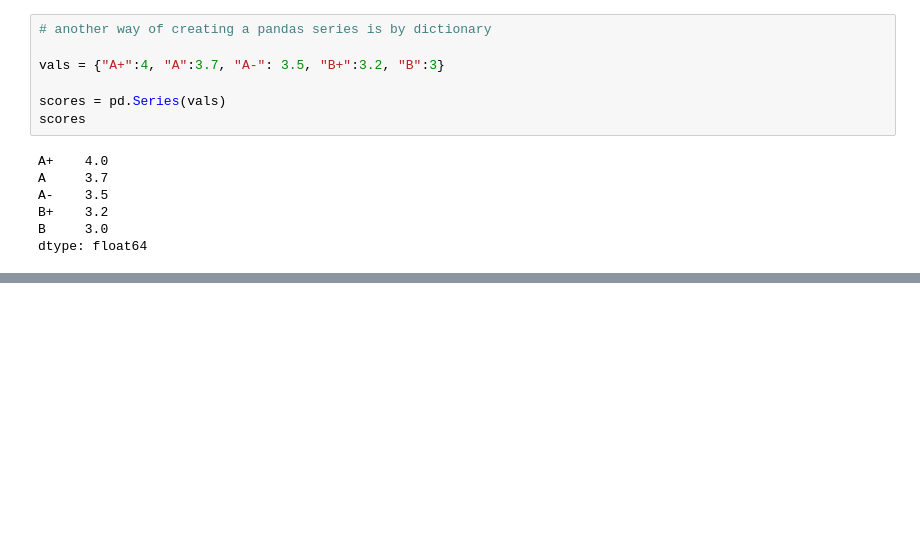
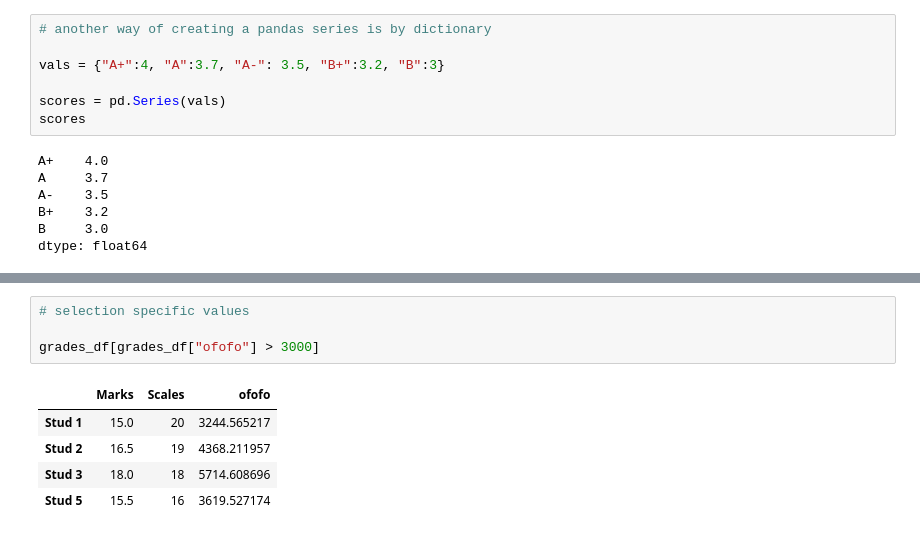
Before and after one commit to mirpouya/Basics-of-ML, a Jupyter notebook: Basics_of_Pandas.ipynb, the cells around one changed output, grey strips where cells are left out. Drawn from its saved outputs; the diff is of its cells as text; blank space fills up the shorter version.

```diff
--- a/Basics_of_Pandas.ipynb
+++ b/Basics_of_Pandas.ipynb
@@ -62,0 +95,10 @@ dtype: float64
+# %%
+# selection specific values
+
+grades_df[grades_df["ofofo"] > 3000]
+# %% [output]
+|  | Marks | Scales | ofofo |
+| Stud 1 | 15.0 | 20 | 3244.565217 |
+| Stud 2 | 16.5 | 19 | 4368.211957 |
+| Stud 3 | 18.0 | 18 | 5714.608696 |
+| Stud 5 | 15.5 | 16 | 3619.527174 |
```
Also changed, not shown: parts of 18 cells of this notebook.
